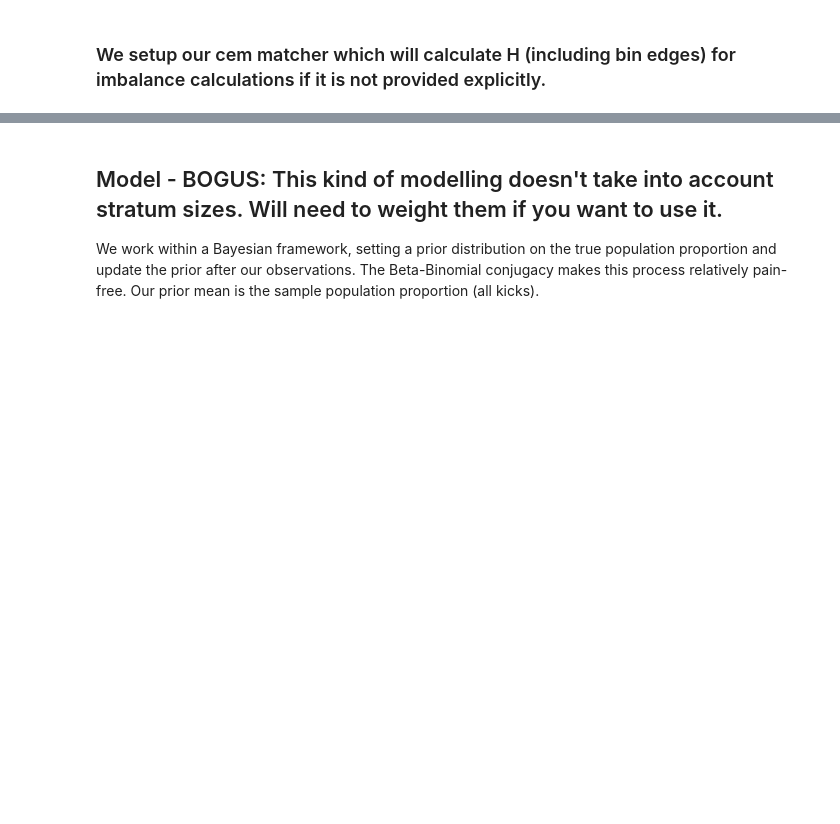
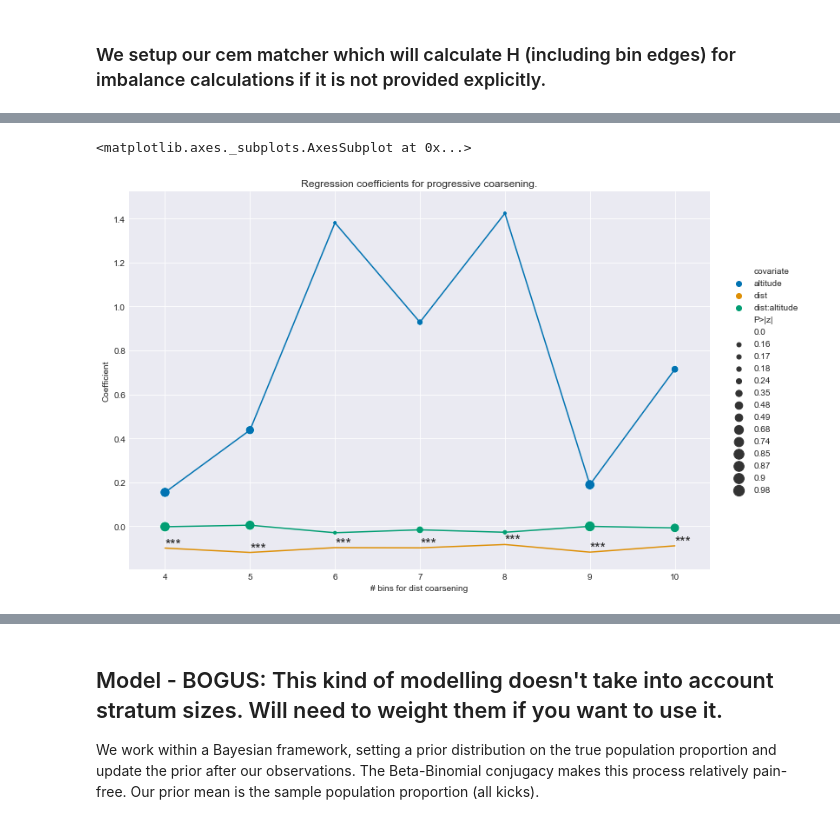
Before and after one commit to lewisbails/nfl-project, a Jupyter notebook: notebooks/field_goals.ipynb, the cells around one changed output, grey strips where cells are left out. Cells and saved outputs as stored; diff of their text form; code cells hidden in the pictures; blank space fills up the shorter version.

```diff
--- a/notebooks/field_goals.ipynb
+++ b/notebooks/field_goals.ipynb
@@ -167,0 +176,6 @@ relaxed = cem.relax(coarsening, relax_on)
+# %%
+# regressed.plot(include=[T, f'dist:{T}', 'dist'], stars=True, legend='brief')
+regressed.plot(include=[T, f'dist:{T}', 'dist'], stars=True, legend='full')
+# %% [output]
+<matplotlib.axes._subplots.AxesSubplot at 0x...>
+[figure, added]
```
Also changed, not shown: parts of 33 cells of this notebook, 4 other files.
